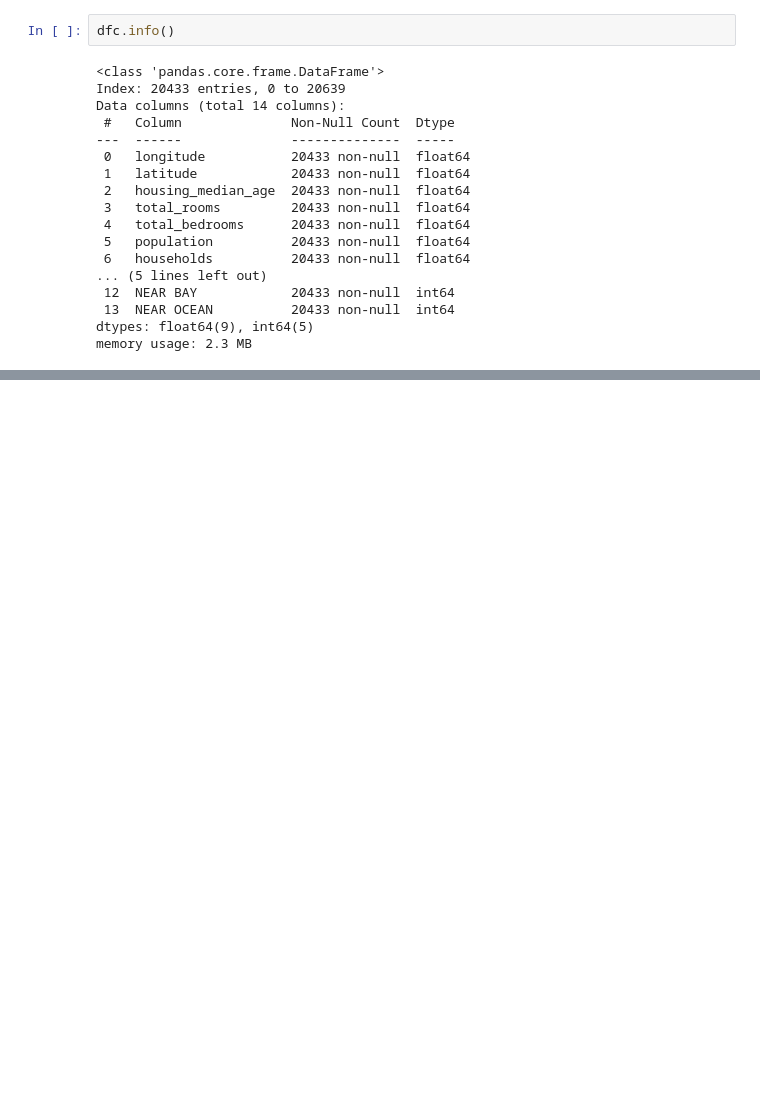
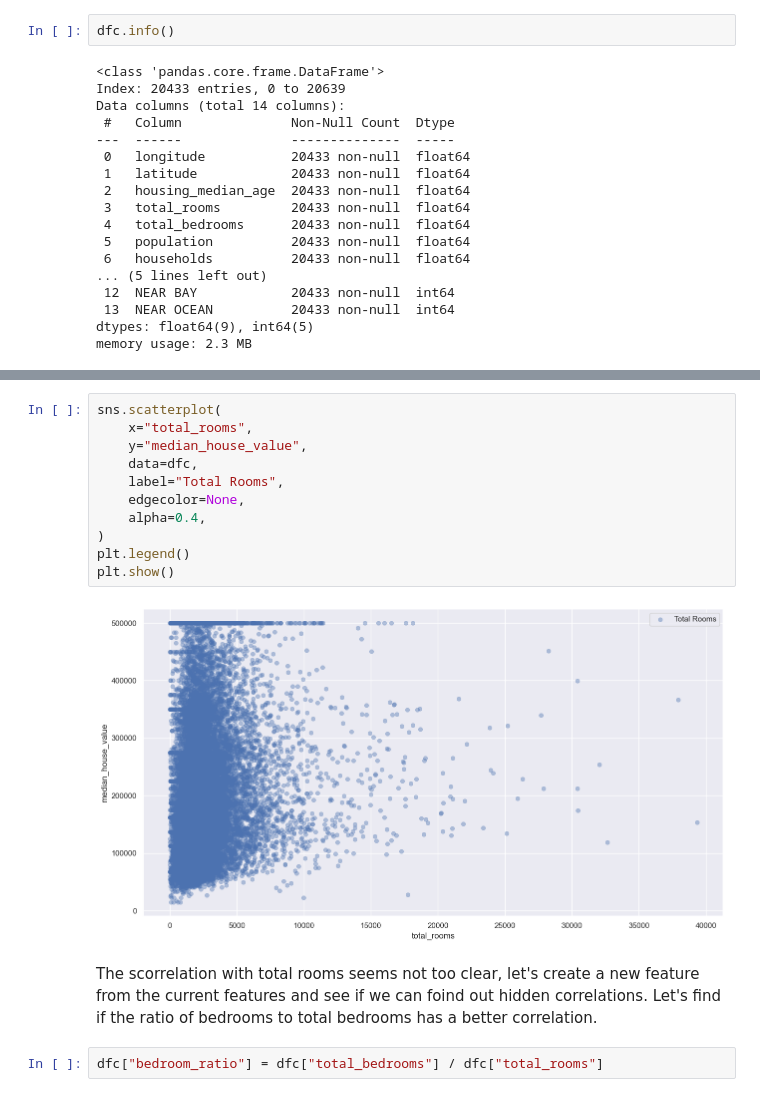
Before and after one commit to iaaron-xyz/housing-prices-prediction-cal, a Jupyter notebook: housing_prices.ipynb, the cells around one changed output, grey strips where cells are left out. Saved outputs shown, nothing was run; the diff lists cells and outputs as text; blank space fills up the shorter version.

```diff
--- a/housing_prices.ipynb
+++ b/housing_prices.ipynb
@@ -181,0 +270,17 @@ memory usage: 2.3 MB
+# %%
+sns.scatterplot(
+    x="total_rooms",
+    y="median_house_value",
+    data=dfc,
+    label="Total Rooms",
+    edgecolor=None,
+    alpha=0.4,
+)
+plt.legend()
+plt.show()
+# %% [output]
+[figure, added]
+# %% [markdown]
+The scorrelation with total rooms seems not too clear, let's create a new feature from the current features and see if we can foind out hidden correlations. Let's find if the ratio of bedrooms to total bedrooms has a better correlation.
+# %%
+dfc["bedroom_ratio"] = dfc["total_bedrooms"] / dfc["total_rooms"]
```
Also changed, not shown: parts of 37 cells of this notebook, 1 other file.
